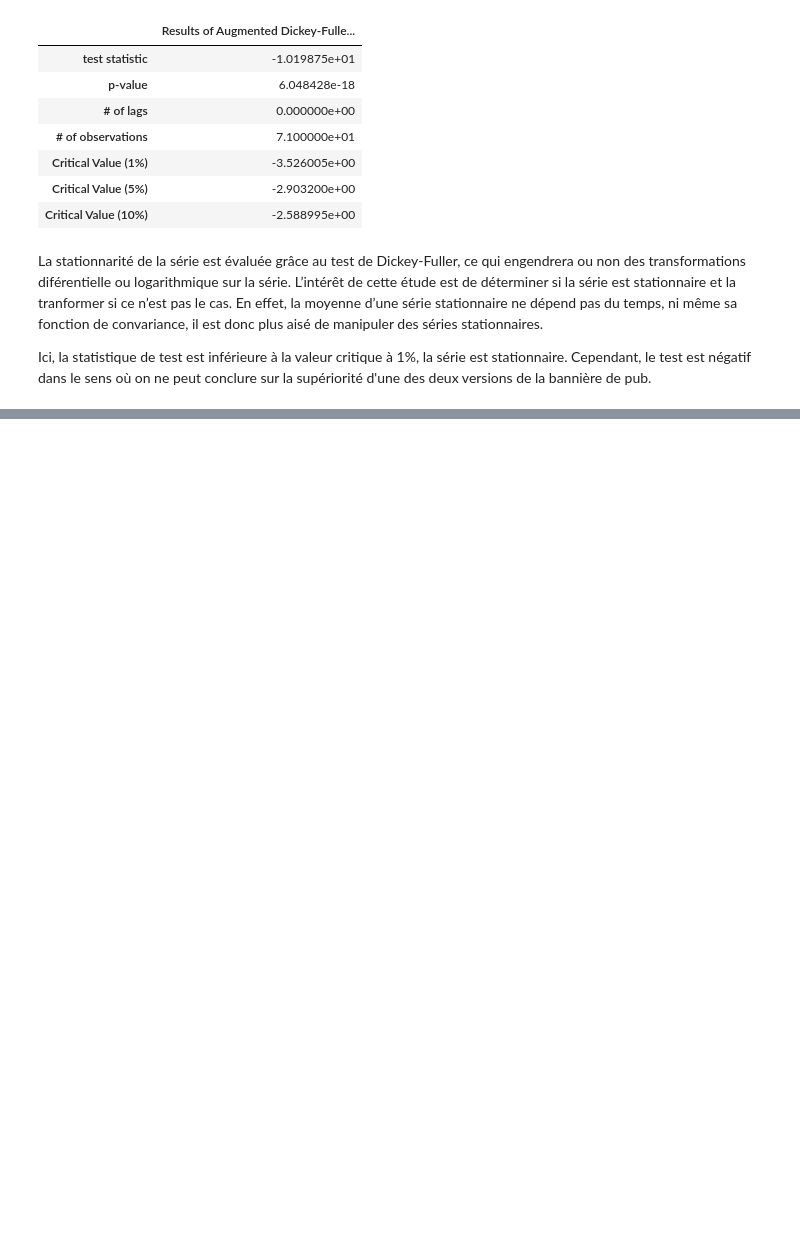
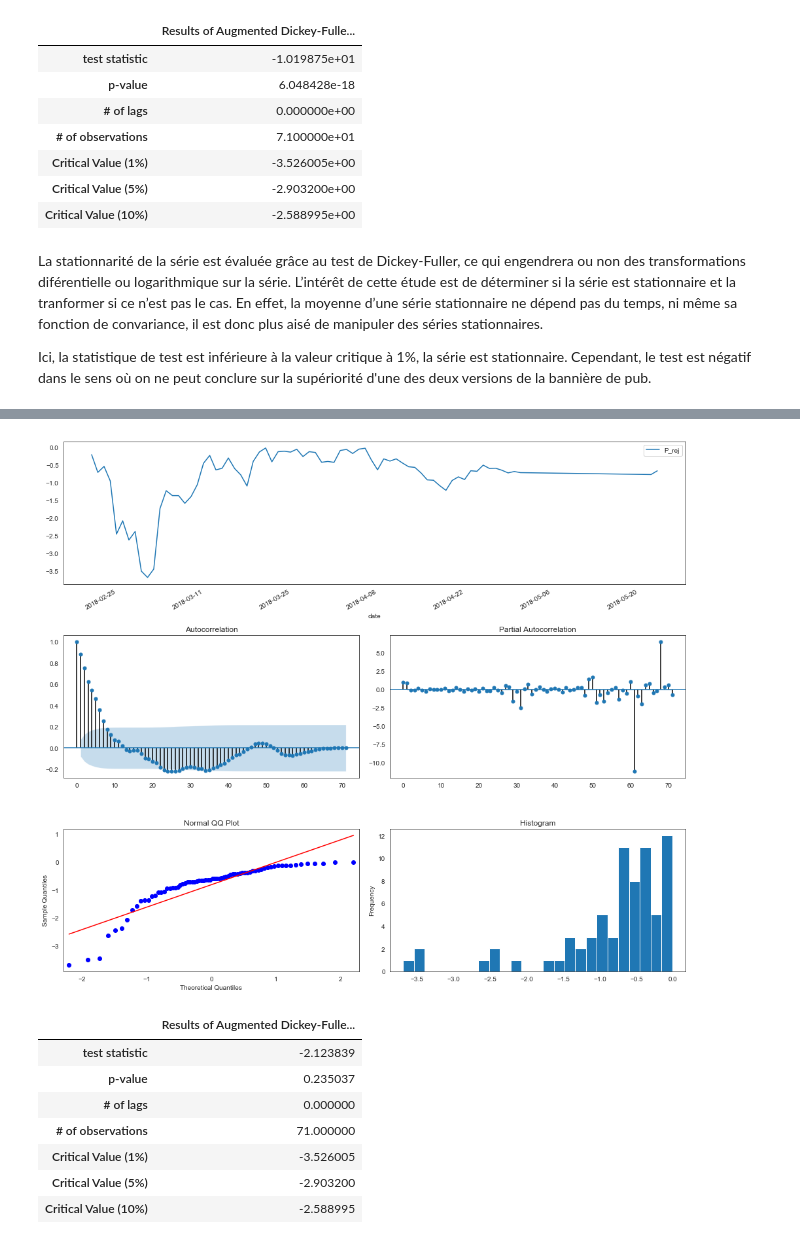
Before and after one commit to mariondechallens/1000mercis, a Jupyter notebook: Analyses/Annonceur1_campagne1_visite_2pages_Questions.ipynb, the cells around one changed output, grey strips where cells are left out. Saved outputs shown, nothing was run; the diff lists cells and outputs as text; code cells hidden in the pictures; blank space fills up the shorter version.

```diff
--- a/Analyses/Annonceur1_campagne1_visite_2pages_Questions.ipynb
+++ b/Analyses/Annonceur1_campagne1_visite_2pages_Questions.ipynb
@@ -297,0 +354,14 @@ Ici, la statistique de test est inférieure à la valeur critique à 1%, la sér
+# %%
+Plog = np.log(P_rej)
+ts_plot(Plog)
+adf_test(Plog)
+# %% [output]
+[figure, added]
+|  | Results of Augmented Dickey-Fulle... |
+| test statistic | -2.123839 |
+| p-value | 0.235037 |
+| # of lags | 0.000000 |
+| # of observations | 71.000000 |
+| Critical Value (1%) | -3.526005 |
+| Critical Value (5%) | -2.903200 |
+| Critical Value (10%) | -2.588995 |
```
Also changed, not shown: parts of 8 cells of this notebook, 2 other files.
